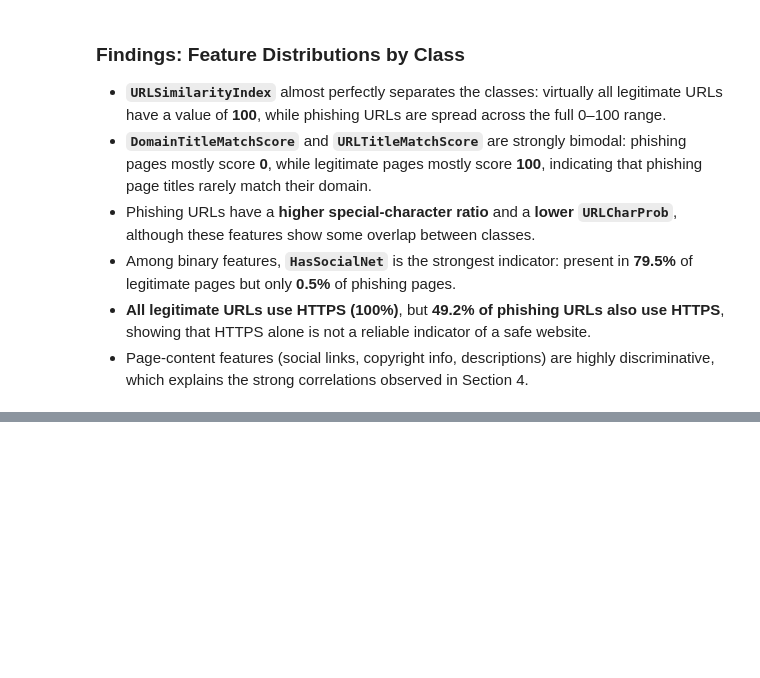
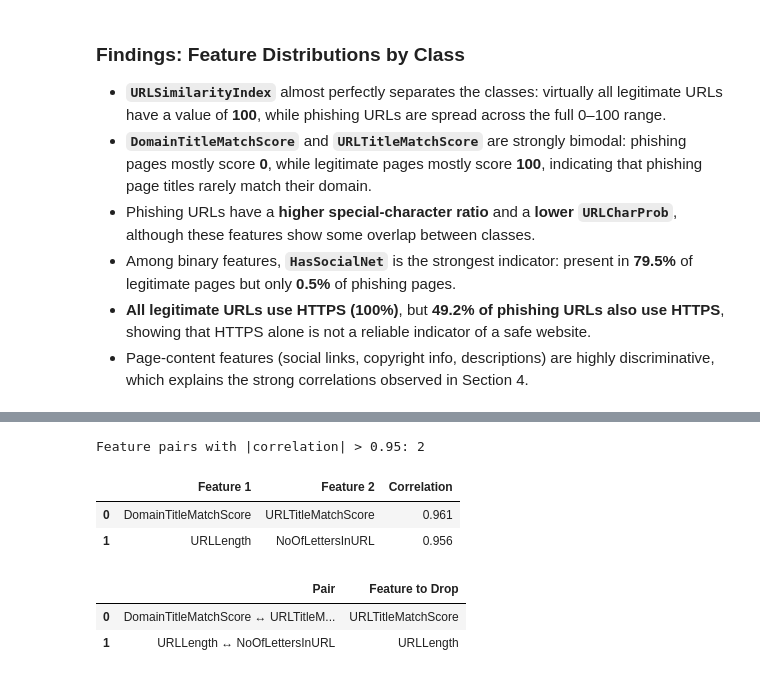
Before and after one commit to imansharinda-ux/DetectIt-ml, a Jupyter notebook: notebooks/01_eda.ipynb, the cells around one changed output, grey strips where cells are left out. Drawn from its saved outputs; the diff is of its cells as text; code cells hidden in the pictures; blank space fills up the shorter version.

```diff
--- a/notebooks/01_eda.ipynb
+++ b/notebooks/01_eda.ipynb
@@ -7,6 +7,7 @@
 # %%
 from pathlib import Path
 
+import numpy as np
 import pandas as pd
 import matplotlib.pyplot as plt
 import seaborn as sns
@@ -19,6 +20,7 @@ DATA_PATH = Path("../data/PhiUSIIL_Phishing_URL_Dataset.csv")
 RESULTS_DIR = Path("../results")
 RESULTS_DIR.mkdir(exist_ok=True)
 RANDOM_STATE = 42
+CORRELATION_THRESHOLD = 0.95
 # %%
 df = pd.read_csv(DATA_PATH)
 print(f"Rows: {df.shape[0]:,} | Columns: {df.shape[1]}")
@@ -323,0 +339,28 @@ plt.show()
+# %%
+upper = corr_matrix.where(np.triu(np.ones(corr_matrix.shape, dtype=bool), k=1))
+pairs = upper.stack().dropna()
+
+high_corr_pairs = pairs[pairs.abs() > CORRELATION_THRESHOLD].sort_values(key=abs, ascending=False)
+high_corr_pairs.index.names = ["Feature 1", "Feature 2"]
+
+print(f"Feature pairs with |correlation| > {CORRELATION_THRESHOLD}: {len(high_corr_pairs)}")
+high_corr_pairs.rename("Correlation").round(3).reset_index()
+# %% [output]
+Feature pairs with |correlation| > 0.95: 2
+|  | Feature 1 | Feature 2 | Correlation |
+| 0 | DomainTitleMatchScore | URLTitleMatchScore | 0.961 |
+| 1 | URLLength | NoOfLettersInURL | 0.956 |
+# %%
+features_to_drop = [
+    feature_2 if abs(target_corr[feature_1]) >= abs(target_corr[feature_2]) else feature_1
+    for feature_1, feature_2 in high_corr_pairs.index
+]
+
+pd.DataFrame({
+    "Pair": [f"{f1} ↔ {f2}" for f1, f2 in high_corr_pairs.index],
+    "Feature to Drop": features_to_drop,
+})
+# %% [output]
+|  | Pair | Feature to Drop |
+| 0 | DomainTitleMatchScore ↔ URLTitleM... | URLTitleMatchScore |
+| 1 | URLLength ↔ NoOfLettersInURL | URLLength |
```
Also changed, not shown: parts of 3 cells of this notebook, 1 other file.
